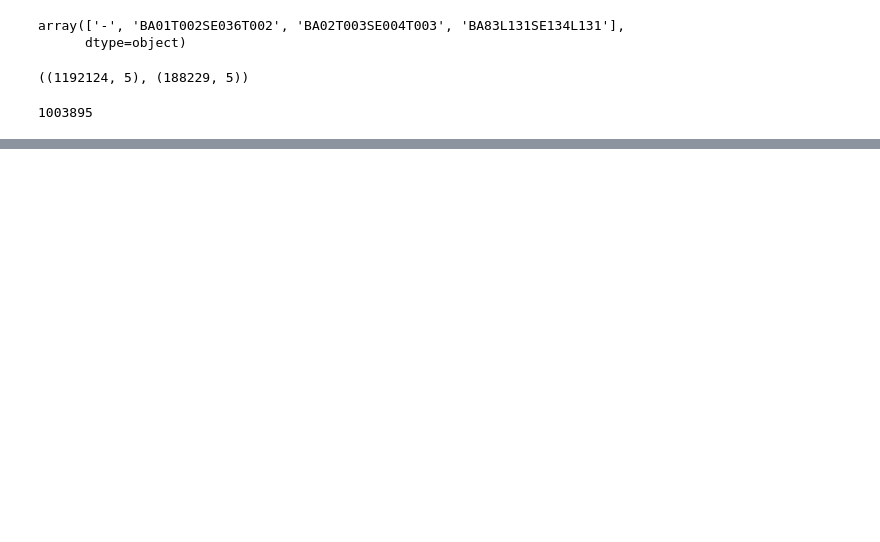
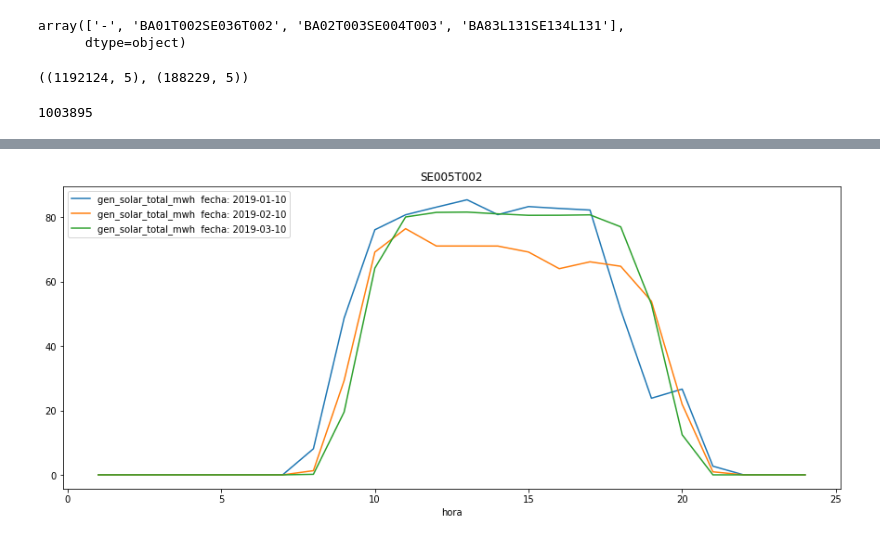
Before and after one commit to xaerincl/Spike-Energia, a Jupyter notebook: Desafio.ipynb, the cells around one changed output, grey strips where cells are left out. Drawn from its saved outputs; the diff is of its cells as text; code cells hidden in the pictures; blank space fills up the shorter version.

```diff
--- a/Desafio.ipynb
+++ b/Desafio.ipynb
@@ -236,0 +202,3 @@ result3
+# %%
+df_pred = pd.read_csv(url_base_pred)
+df_pred
@@ -236,0 +221,10 @@ result3
+# %%
+df_pred['fecha'] =  pd.to_datetime(df_pred['fecha'])
+# %%
+# fecha está en año-mes-día
+df_pred['año'] = df_pred['fecha'].dt.year
+df_pred['mes'] = df_pred['fecha'].dt.month
+df_pred['semana'] = df_pred['fecha'].dt.week
+df_pred['dia_cal'] = df_pred['fecha'].dt.day
+df_pred['dia_sem'] = df_pred['fecha'].dt.weekday  # 0 = lunes, 6 = domingo
+df_pred['fin_de_semana'] = df_pred['dia_sem'].apply(lambda x: 1 if x >4 else 0)
@@ -236,0 +241,13 @@ result3
+# %%
+def plot_multiple(codigo_sub, variable, fecha):
+    for i in fecha:
+        df = df_pred[(df_pred['nemotecnico_se'] == codigo_sub)
+                 & (df_pred['fecha'] == i)]
+        df = df.sort_values('hora')
+        df.set_index('hora', inplace = True)
+        df[variable].plot(figsize = (15,6), legend = True,
+                          title = f'{codigo_sub}', label = f'{variable}  fecha: {i}')
+# %%
+plot_multiple('SE005T002', 'gen_solar_total_mwh', ['2019-01-10', '2019-02-10', '2019-03-10' ])
+# %% [output]
+[figure, added]
```
Also changed, not shown: parts of 50 cells of this notebook.
